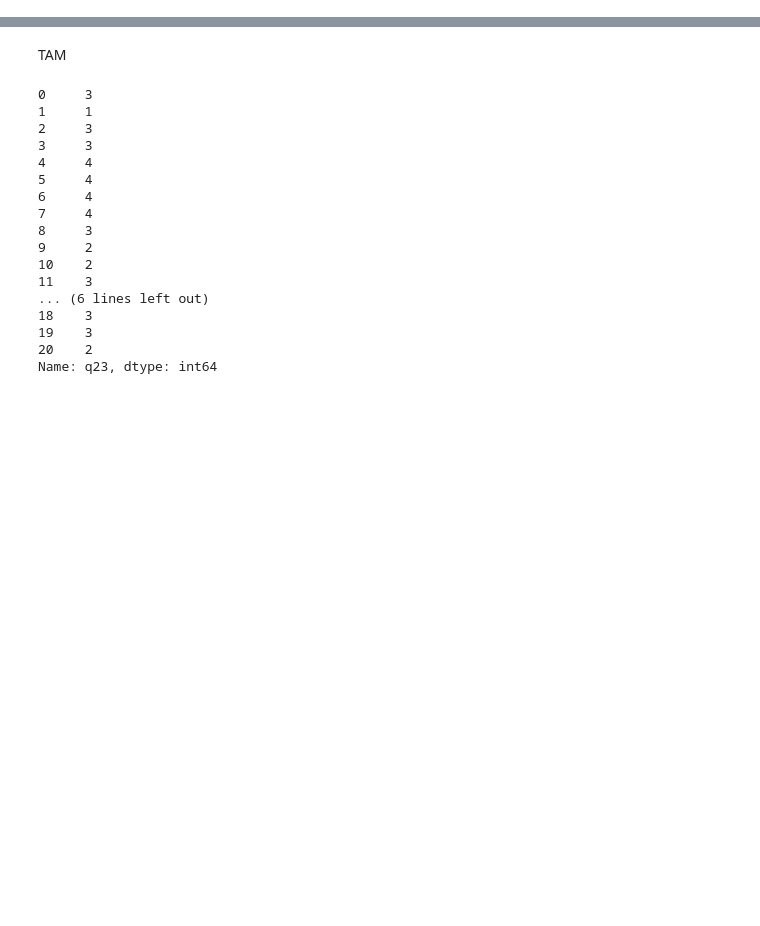
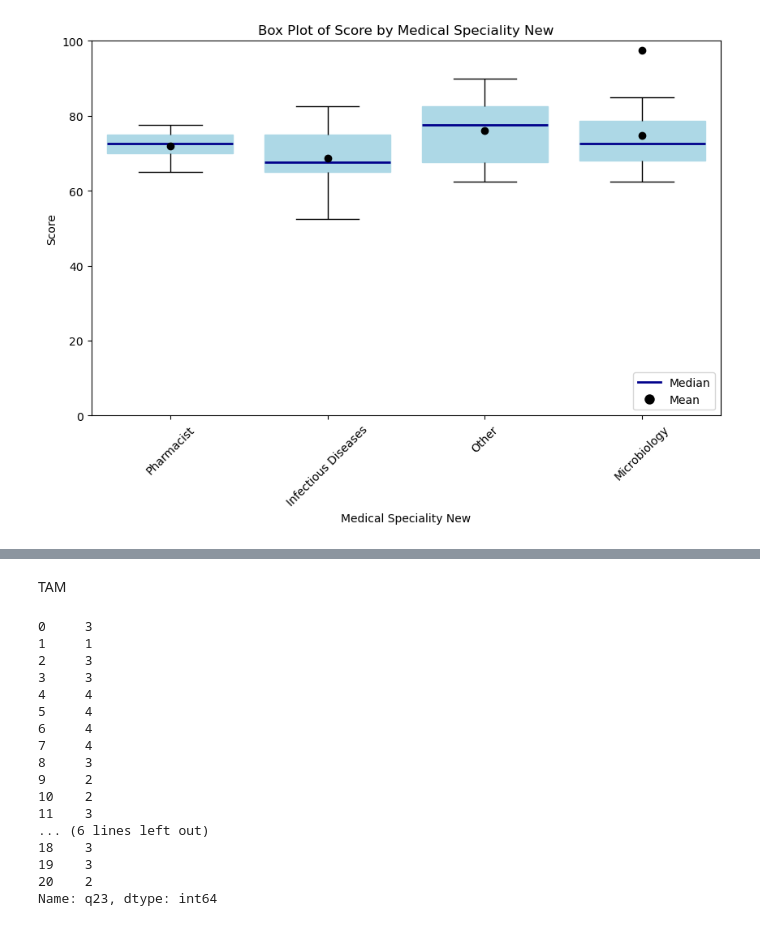
Before and after one commit to WilliamBolton/cdss_demo, a Jupyter notebook: cdss_1/cdss_1/analysis/sus_analysis.ipynb, the cells around one changed output, grey strips where cells are left out. Drawn from its saved outputs; the diff is of its cells as text; code cells hidden in the pictures; blank space fills up the shorter version.

Commit message:
Analysis update

```diff
--- a/cdss_1/cdss_1/analysis/sus_analysis.ipynb
+++ b/cdss_1/cdss_1/analysis/sus_analysis.ipynb
@@ -95,0 +197,14 @@ print(processed_sus_df['score'].std())
+# %%
+# Read CSV
+demographics = pd.read_csv('/home/wb1115/VSCode_projects/cdss/cdss_1/cdss_1/demographic_results/demographics_processed.csv')
+# Create df for demographic analysis
+sus_demographics_df = pd.DataFrame(processed_sus_df[['score']]).join(sus_df['user_id'])
+sus_demographics_df = sus_demographics_df.merge(demographics[['user_id', 'user_archetype', 'age_new', 'sex_new', 'medical_speciality_new', 'grade_new', 'ai_familiarity_new']])
+# Imputation with Mode for categorical columns
+sus_demographics_df['age_new'].fillna(sus_demographics_df['age_new'].mode()[0], inplace=True)
+sus_demographics_df['sex_new'].fillna(sus_demographics_df['sex_new'].mode()[0], inplace=True)
+sus_demographics_df['medical_speciality_new'].fillna(sus_demographics_df['medical_speciality_new'].mode()[0], inplace=True)
+sus_demographics_df['grade_new'].fillna(sus_demographics_df['grade_new'].mode()[0], inplace=True)
+sus_demographics_df['ai_familiarity_new'].fillna(sus_demographics_df['ai_familiarity_new'].mode()[0], inplace=True)
+# Drop
+sus_demographics_df.drop(columns='user_id', inplace=True)
@@ -95,0 +251,30 @@ print(processed_sus_df['score'].std())
+# %%
+def plot_boxplot_with_mean_median(df, cat_col, cont_col):
+    plt.figure(figsize=(10, 6))
+    box_plot = sns.boxplot(
+        x=cat_col, y=cont_col, data=df, showmeans=True,
+        boxprops=dict(facecolor="lightblue", color="lightblue"),
+        whiskerprops=dict(color="black"),
+        capprops=dict(color="black"),
+        flierprops=dict(markerfacecolor="black", markeredgecolor="black"),
+        medianprops={"color": "darkblue", "linewidth": 2},
+        meanprops={"marker": "o", "markerfacecolor": "black", "markeredgecolor": "black"}
+    )
+
+    # Add legend
+    handles = [
+        plt.Line2D([0], [0], color='darkblue', lw=2, label='Median'),
+        plt.Line2D([0], [0], marker='o', color='w', markerfacecolor='black', markersize=10, label='Mean')
+    ]
+    box_plot.legend(handles=handles, loc='lower right')
+
+    plt.xlabel(cat_col.replace('_', ' ').title())
+    plt.ylabel(cont_col.replace('_', ' ').title())
+    plt.title(f'Box Plot of {cont_col.replace("_", " ").title()} by {cat_col.replace("_", " ").title()}')
+    plt.xticks(rotation=45)
+    plt.ylim(0, 100)
+    plt.show()
+# %%
+plot_boxplot_with_mean_median(sus_demographics_df, 'medical_speciality_new', 'score')
+# %% [output]
+[figure, added]
```
Also changed, not shown: parts of 11 cells of this notebook, 10 other files.
